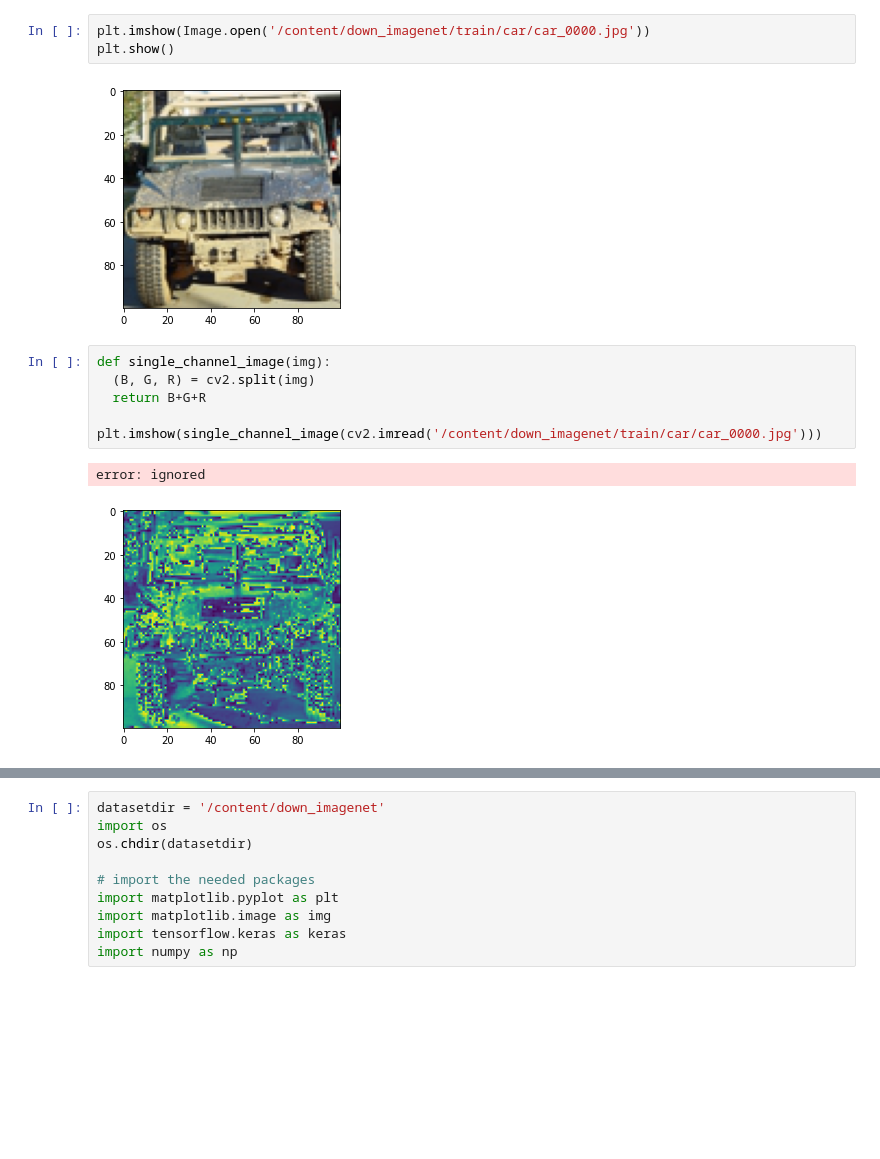
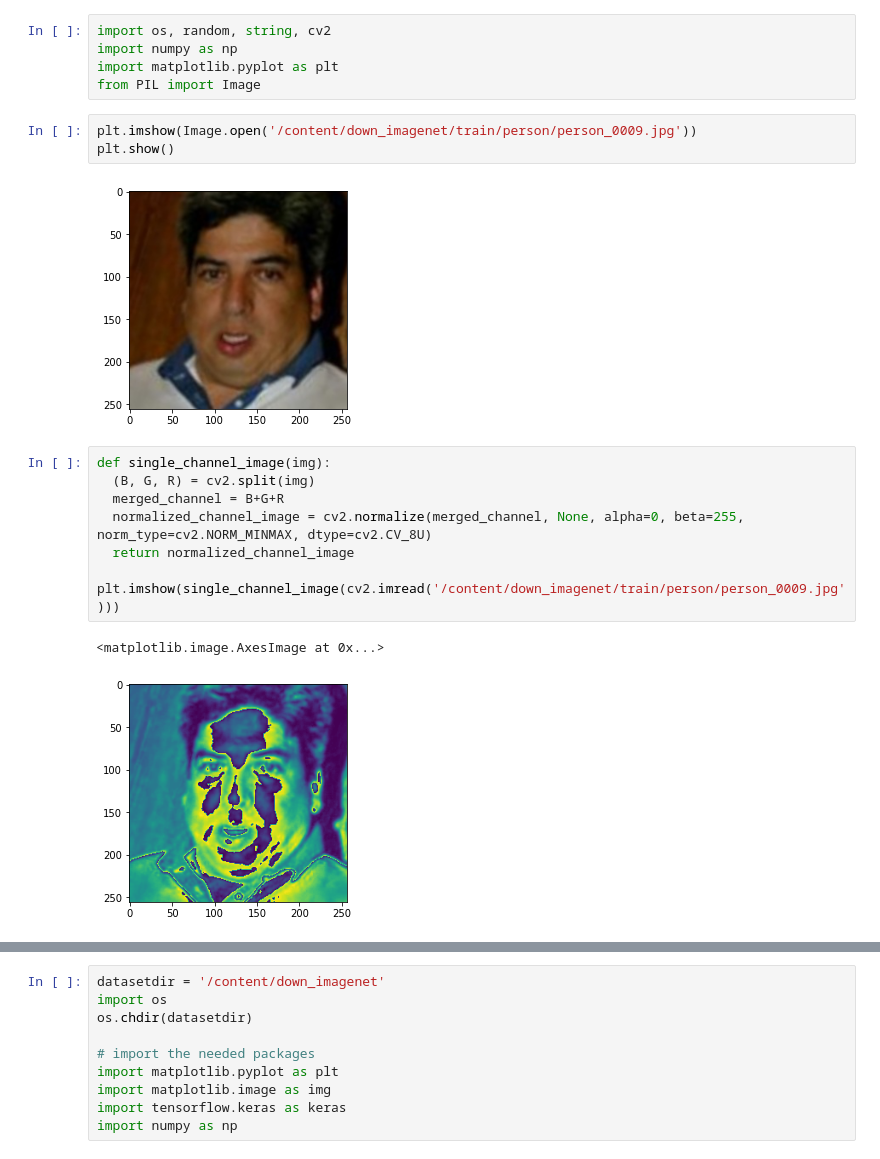
Before and after one commit to Kavyaachanta0808/fe, a Jupyter notebook: FE_PROJECT.ipynb, the cells around one changed output, grey strips where cells are left out. Saved outputs shown, nothing was run; the diff lists cells and outputs as text; blank space fills up the shorter version.

```diff
--- a/FE_PROJECT.ipynb
+++ b/FE_PROJECT.ipynb
@@ -46,14 +22,21 @@ from PIL import Image
+# %%
+import os, random, string, cv2
+import numpy as np
+import matplotlib.pyplot as plt
+from PIL import Image
 # %%
-plt.imshow(Image.open('/content/down_imagenet/train/car/car_0000.jpg'))
+plt.imshow(Image.open('/content/down_imagenet/train/person/person_0009.jpg'))
 plt.show()
 # %% [output]
-[figure, old version]
+[figure, new version]
 # %%
 def single_channel_image(img):
   (B, G, R) = cv2.split(img)
-  return B+G+R
+  merged_channel = B+G+R
+  normalized_channel_image = cv2.normalize(merged_channel, None, alpha=0, beta=255, norm_type=cv2.NORM_MINMAX, dtype=cv2.CV_8U)
+  return normalized_channel_image
 
-plt.imshow(single_channel_image(cv2.imread('/content/down_imagenet/train/car/car_0000.jpg')))
+plt.imshow(single_channel_image(cv2.imread('/content/down_imagenet/train/person/person_0009.jpg')))
 # %% [output]
-error: ignored
+<matplotlib.image.AxesImage at 0x...>
-[figure, old version]
+[figure, new version]
```
Also changed, not shown: parts of 26 cells of this notebook, 1 other file.
